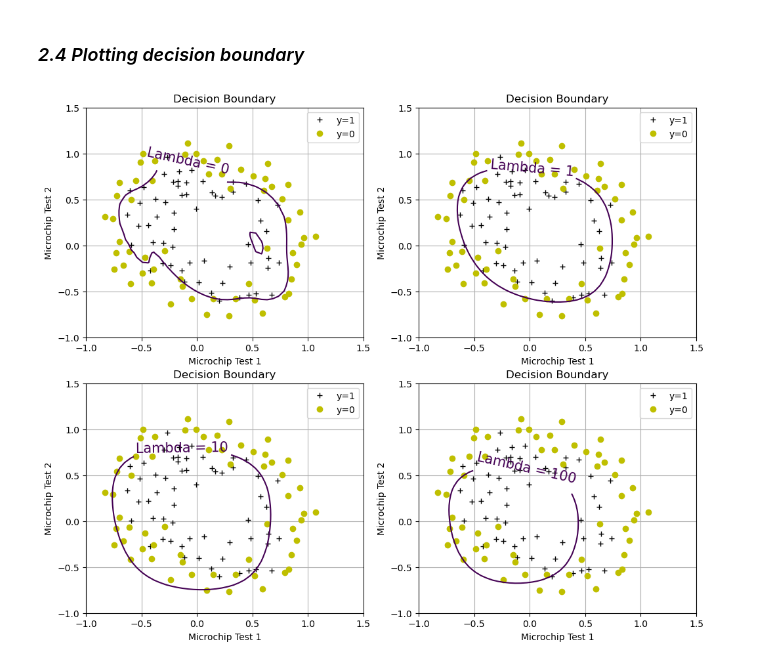
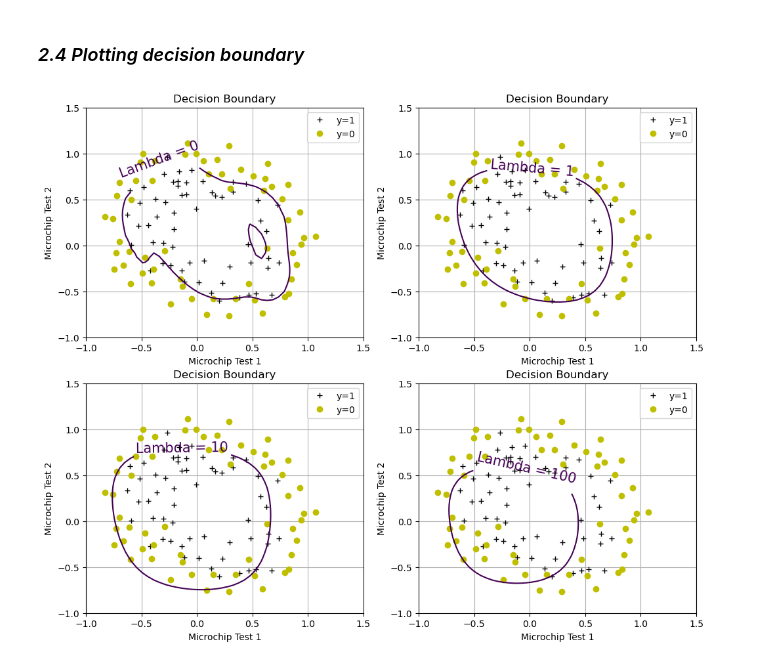
Before and after one commit to preetamshandilya/Ai, a Jupyter notebook: Ml/Classification/Logistic/logistic_1.ipynb, the cells around one changed output. Drawn from its saved outputs; the diff is of its cells as text; code cells hidden in the pictures.

```diff
--- a/Ml/Classification/Logistic/logistic_1.ipynb
+++ b/Ml/Classification/Logistic/logistic_1.ipynb
@@ -298,20 +298,20 @@ def plotBoundary(mytheta, myX, myy, mylambda=0.):
 # %%
 # plotBoundary(theta , mappedX , y  ,0)
 plt.figure(figsize=(12,10))
 plt.subplot(221)
 plotData()
-plotBoundary(theta,mappedX,y,0.)
+plotBoundary(initial_theta,mappedX,y,0.) # we can use theta as well instead of initial_theta
 
 plt.subplot(222)
 plotData()
-plotBoundary(theta,mappedX,y,1.)
+plotBoundary(initial_theta,mappedX,y,1.)
 
 plt.subplot(223)
 plotData()
-plotBoundary(theta,mappedX,y,10.)
+plotBoundary(initial_theta,mappedX,y,10.)
 
 plt.subplot(224)
 plotData()
-plotBoundary(theta,mappedX,y,100.)
+plotBoundary(initial_theta,mappedX,y,100.)
 # %% [output]
-[figure, old version]
+[figure, new version]
```
Also changed, not shown: 1 other file.
